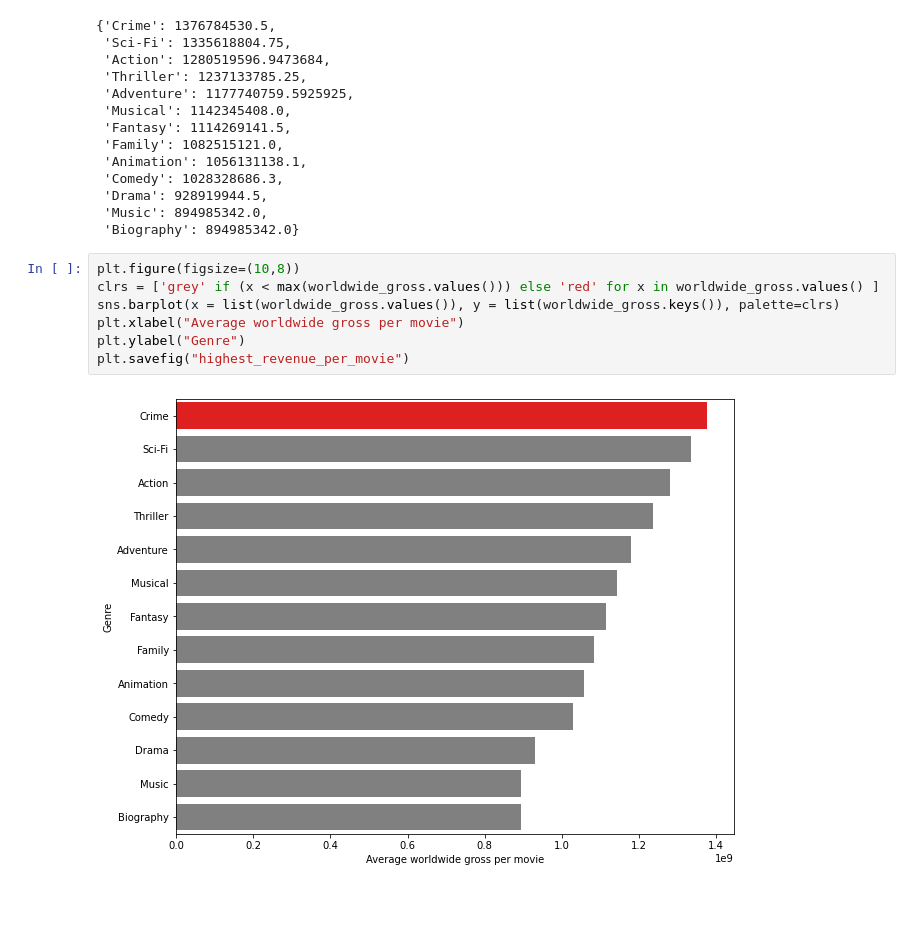
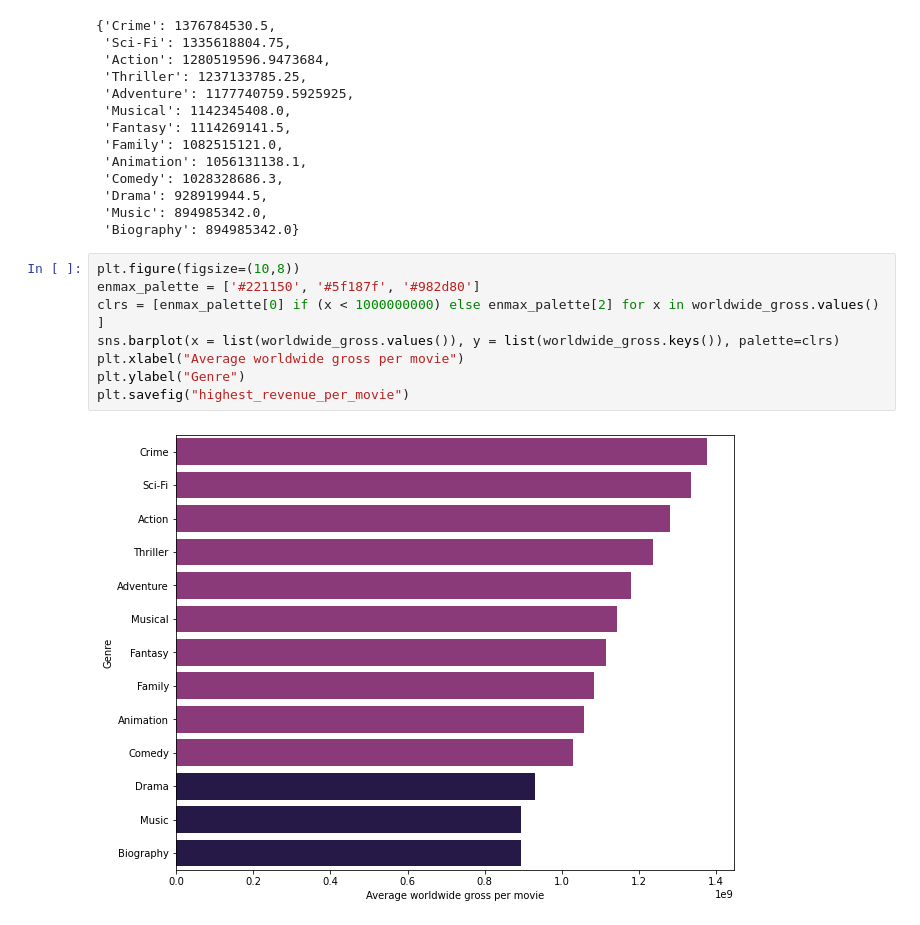
Before and after one commit to dodgy719/movie_analysis, a Jupyter notebook: Question1.ipynb, the cells around one changed output. Drawn from its saved outputs; the diff is of its cells as text.

```diff
--- a/Question1.ipynb
+++ b/Question1.ipynb
@@ -819,10 +815,11 @@ worldwide_gross
  'Biography': 894985342.0}
 # %%
 plt.figure(figsize=(10,8))
-clrs = ['grey' if (x < max(worldwide_gross.values())) else 'red' for x in worldwide_gross.values() ]
+enmax_palette = ['#221150', '#5f187f', '#982d80']
+clrs = [enmax_palette[0] if (x < 1000000000) else enmax_palette[2] for x in worldwide_gross.values() ]
 sns.barplot(x = list(worldwide_gross.values()), y = list(worldwide_gross.keys()), palette=clrs)
 plt.xlabel("Average worldwide gross per movie")
 plt.ylabel("Genre")
 plt.savefig("highest_revenue_per_movie")
 # %% [output]
-[figure, old version]
+[figure, new version]
```
Also changed, not shown: parts of 13 cells of this notebook, 4 other files.
